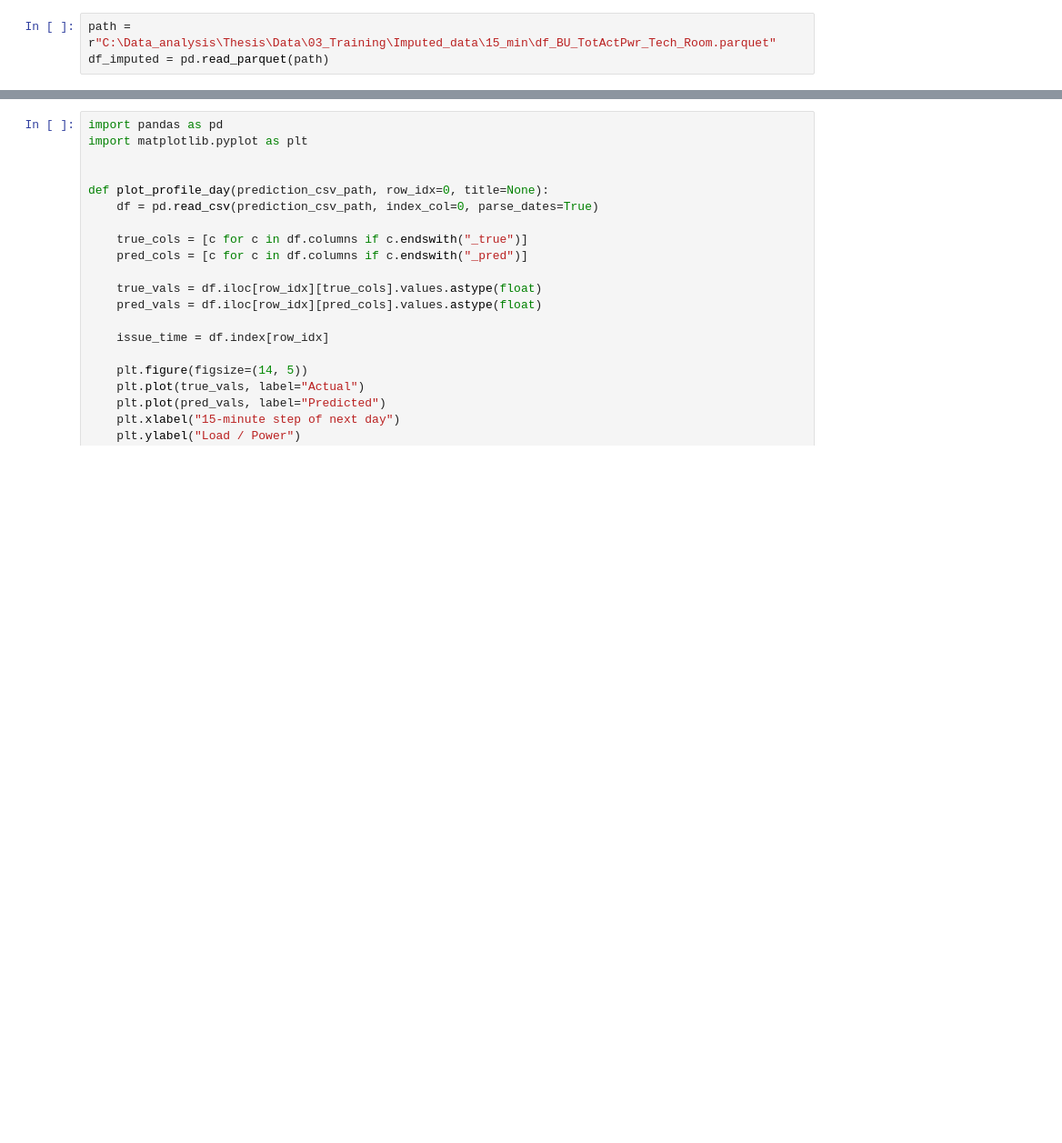
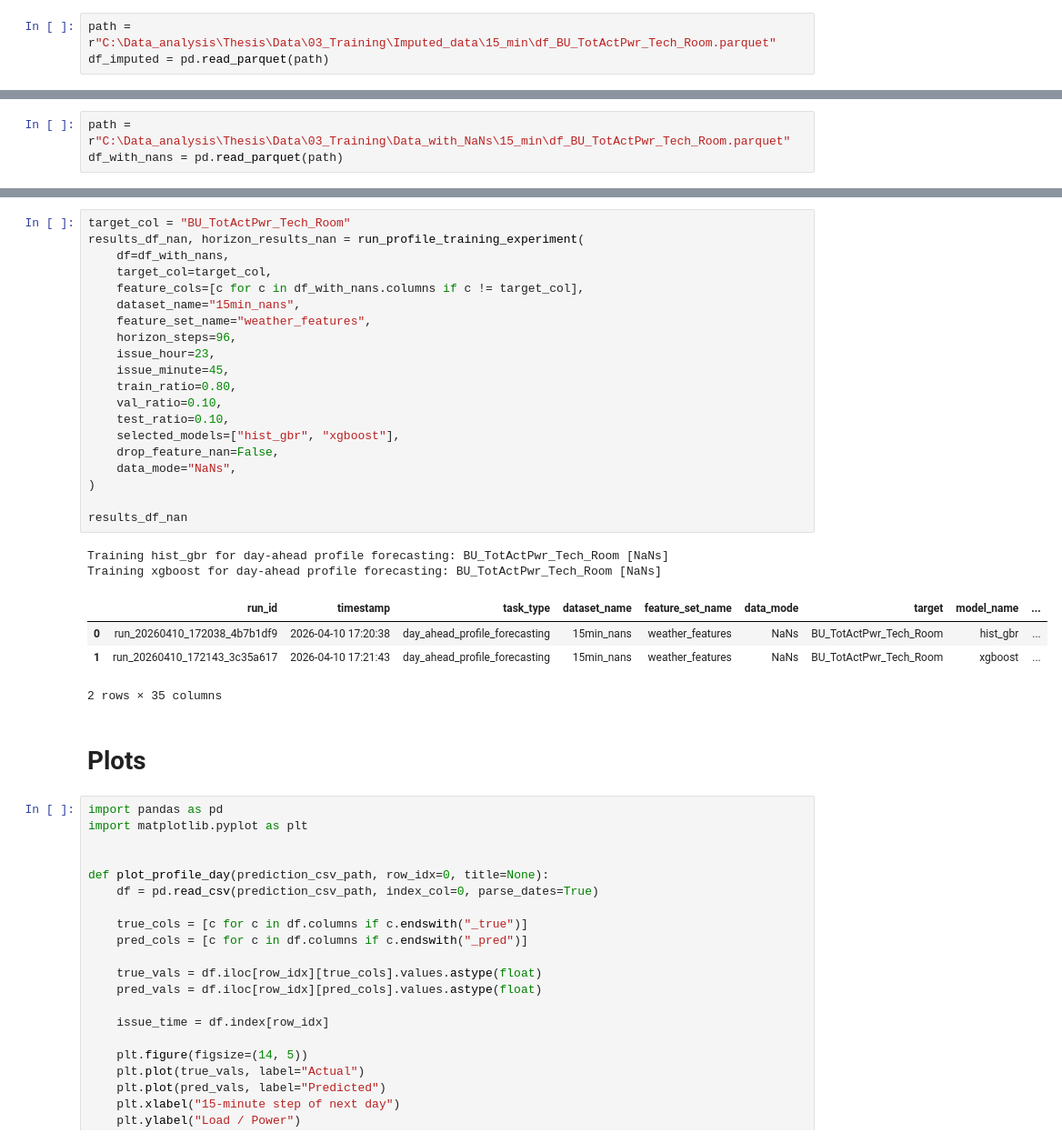
Before and after one commit to MilanMavani/Thesis_EMS_LF, a Jupyter notebook: JupyterNotebooks/Profile_LF.ipynb, the cells around one changed output, grey strips where cells are left out. Shown at 91% size. Saved outputs shown, nothing was run; the diff lists cells and outputs as text; blank space fills up the shorter version.

```diff
--- a/JupyterNotebooks/Profile_LF.ipynb
+++ b/JupyterNotebooks/Profile_LF.ipynb
@@ -90,0 +107,3 @@ Training xgboost for day-ahead profile forecasting: BU_TotActPwr_Tech_Room
+# %%
+path = r"C:\Data_analysis\Thesis\Data\03_Training\Data_with_NaNs\15_min\df_BU_TotActPwr_Tech_Room.parquet"
+df_with_nans = pd.read_parquet(path)
@@ -91,3 +121,32 @@ Training xgboost for day-ahead profile forecasting: BU_TotActPwr_Tech_Room
+# %%
+target_col = "BU_TotActPwr_Tech_Room"
+results_df_nan, horizon_results_nan = run_profile_training_experiment(
+    df=df_with_nans,
+    target_col=target_col,
+    feature_cols=[c for c in df_with_nans.columns if c != target_col],
+    dataset_name="15min_nans",
+    feature_set_name="weather_features",
+    horizon_steps=96,
+    issue_hour=23,
+    issue_minute=45,
+    train_ratio=0.80,
+    val_ratio=0.10,
+    test_ratio=0.10,
+    selected_models=["hist_gbr", "xgboost"],
+    drop_feature_nan=False,
+    data_mode="NaNs",
+)
+
+results_df_nan
+# %% [output]
+Training hist_gbr for day-ahead profile forecasting: BU_TotActPwr_Tech_Room [NaNs]
+Training xgboost for day-ahead profile forecasting: BU_TotActPwr_Tech_Room [NaNs]
+|  | run_id | timestamp | task_type | dataset_name | feature_set_name | data_mode | target | model_name | ... |
+| 0 | run_20260410_172038_4b7b1df9 | 2026-04-10 17:20:38 | day_ahead_profile_forecasting | 15min_nans | weather_features | NaNs | BU_TotActPwr_Tech_Room | hist_gbr | ... |
+| 1 | run_20260410_172143_3c35a617 | 2026-04-10 17:21:43 | day_ahead_profile_forecasting | 15min_nans | weather_features | NaNs | BU_TotActPwr_Tech_Room | xgboost | ... |
+2 rows × 35 columns
+# %% [markdown]
+# Plots
 # %%
 import pandas as pd
 import matplotlib.pyplot as plt
```
Also changed, not shown: parts of 12 cells of this notebook, 5 other files.
